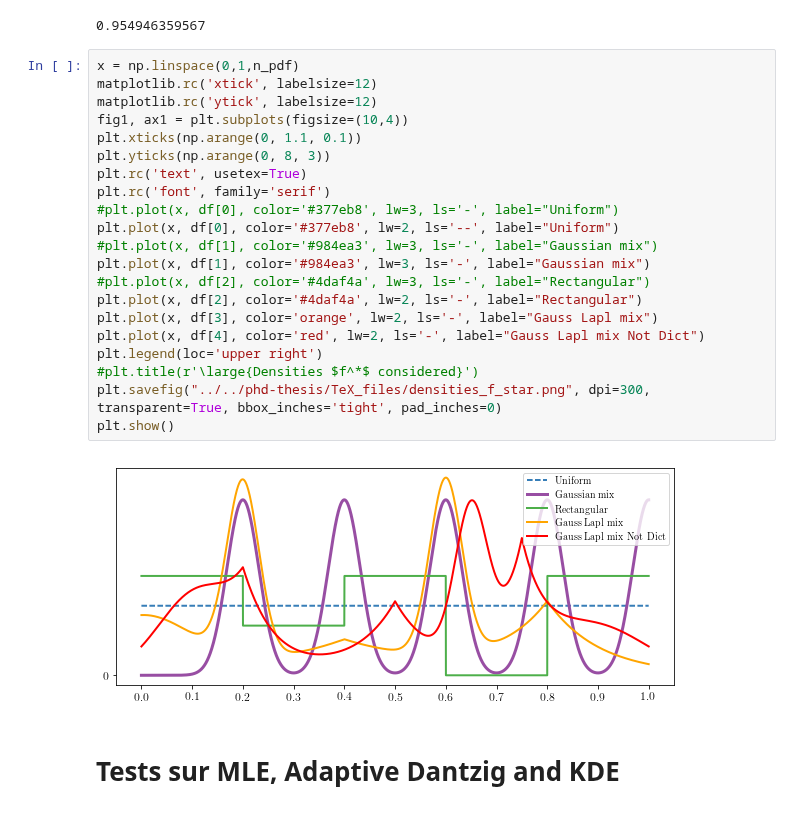
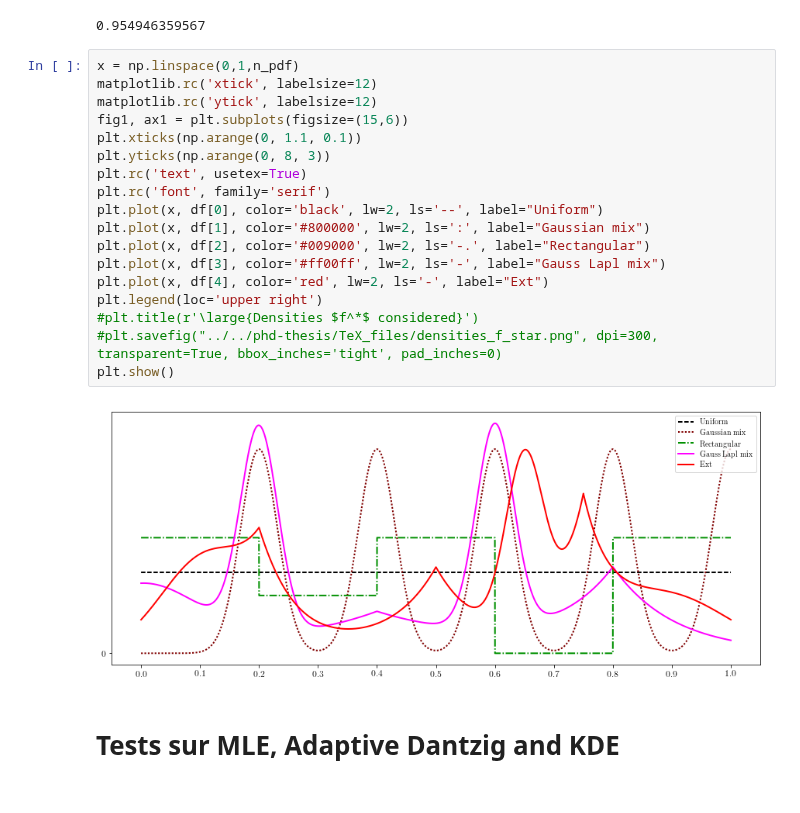
Before and after one commit to mehdisebbar/kl-aggregation, a Jupyter notebook: weight_vector_simulations_paper/weight_vector_estim_code/Generation dict Gauss-Lapl + f_star.ipynb, the cells around one changed output. Drawn from its saved outputs; the diff is of its cells as text.

```diff
--- a/weight_vector_simulations_paper/weight_vector_estim_code/Generation dict Gauss-Lapl + f_star.ipynb
+++ b/weight_vector_simulations_paper/weight_vector_estim_code/Generation dict Gauss-Lapl + f_star.ipynb
@@ -127,25 +127,22 @@ print simps(df[4], np.linspace(0,1,n_pdf))
 # %%
 x = np.linspace(0,1,n_pdf)
 matplotlib.rc('xtick', labelsize=12)
 matplotlib.rc('ytick', labelsize=12)
-fig1, ax1 = plt.subplots(figsize=(10,4))
+fig1, ax1 = plt.subplots(figsize=(15,6))
 plt.xticks(np.arange(0, 1.1, 0.1))
 plt.yticks(np.arange(0, 8, 3))
 plt.rc('text', usetex=True)
 plt.rc('font', family='serif')
-#plt.plot(x, df[0], color='#377eb8', lw=3, ls='-', label="Uniform")
-plt.plot(x, df[0], color='#377eb8', lw=2, ls='--', label="Uniform")
-#plt.plot(x, df[1], color='#984ea3', lw=3, ls='-', label="Gaussian mix")
-plt.plot(x, df[1], color='#984ea3', lw=3, ls='-', label="Gaussian mix")
-#plt.plot(x, df[2], color='#4daf4a', lw=3, ls='-', label="Rectangular")
-plt.plot(x, df[2], color='#4daf4a', lw=2, ls='-', label="Rectangular")
-plt.plot(x, df[3], color='orange', lw=2, ls='-', label="Gauss Lapl mix")
-plt.plot(x, df[4], color='red', lw=2, ls='-', label="Gauss Lapl mix Not Dict")
+plt.plot(x, df[0], color='black', lw=2, ls='--', label="Uniform")
+plt.plot(x, df[1], color='#800000', lw=2, ls=':', label="Gaussian mix")
+plt.plot(x, df[2], color='#009000', lw=2, ls='-.', label="Rectangular")
+plt.plot(x, df[3], color='#ff00ff', lw=2, ls='-', label="Gauss Lapl mix")
+plt.plot(x, df[4], color='red', lw=2, ls='-', label="Ext")
 plt.legend(loc='upper right')
 #plt.title(r'\large{Densities $f^*$ considered}')
-plt.savefig("../../phd-thesis/TeX_files/densities_f_star.png", dpi=300, transparent=True, bbox_inches='tight', pad_inches=0)
+#plt.savefig("../../phd-thesis/TeX_files/densities_f_star.png", dpi=300, transparent=True, bbox_inches='tight', pad_inches=0)
 plt.show()
 # %% [output]
-[figure, old version]
+[figure, new version]
 # %% [markdown]
 # Tests sur MLE, Adaptive Dantzig and KDE
```
Also changed, not shown: parts of 9 cells of this notebook, 4 other files.
